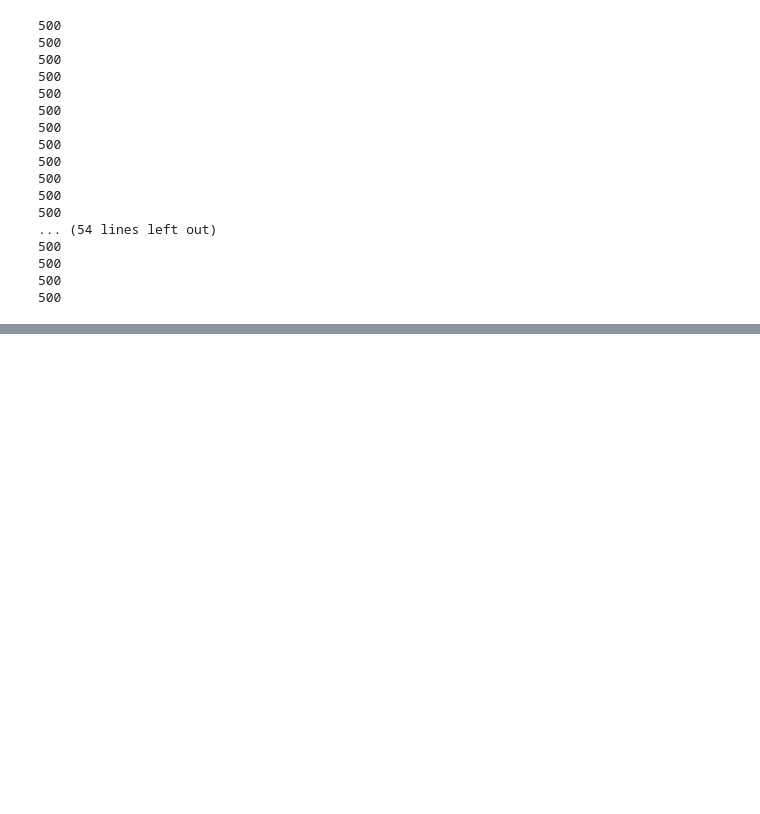
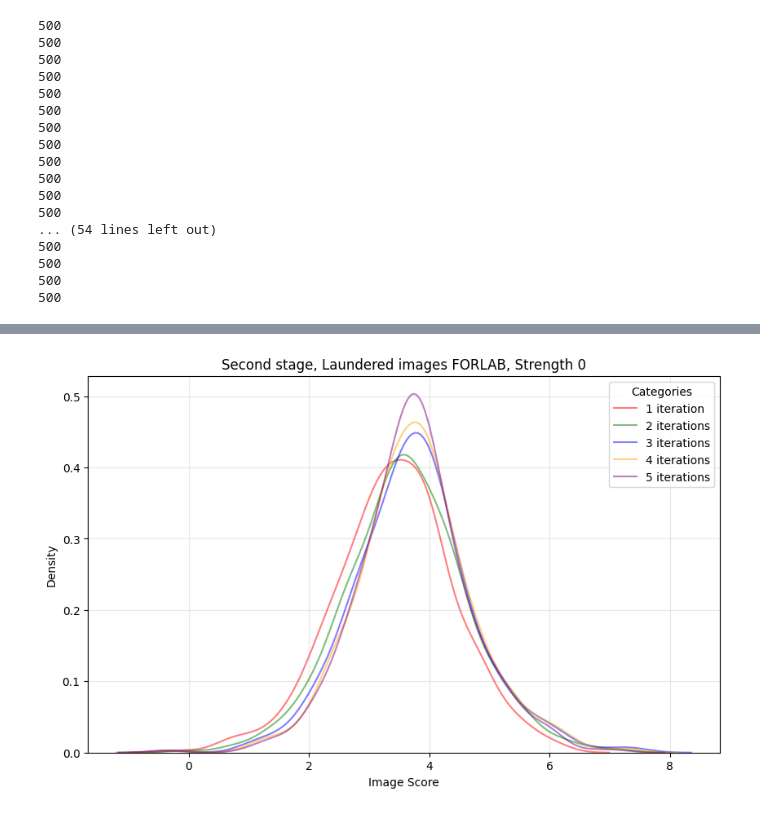
Before and after one commit to mard4/fake-image-detectors, a Jupyter notebook: EXPERIMENTS/plotter.ipynb, the cells around one changed output, grey strips where cells are left out. Cells and saved outputs as stored; diff of their text form; code cells hidden in the pictures; blank space fills up the shorter version.

```diff
--- a/EXPERIMENTS/plotter.ipynb
+++ b/EXPERIMENTS/plotter.ipynb
@@ -243,0 +251,5 @@ plot_density([S2_STR_00_FORLAB_1_NEW, S2_STR_05_FORLAB, S2_STR_10_FORLAB, S2_STR
+# %%
+plot_density([S2_STR_00_FORLAB_1_NEW, S2_STR_00_FORLAB_2_NEW, S2_STR_00_FORLAB_3_NEW, S2_STR_00_FORLAB_4_NEW, S2_STR_00_FORLAB_5_NEW], ["1 iteration", "2 iterations", "3 iterations", "4 iterations", "5 iterations"],
+              ["Red", "Green", "Blue", "Orange", "Purple"], "Second stage, Laundered images FORLAB, Strength 0", "Laundered_FORLAB_S2_str00_iterations" )
+# %% [output]
+[figure, added]
```
Also changed, not shown: parts of 7 cells of this notebook.
